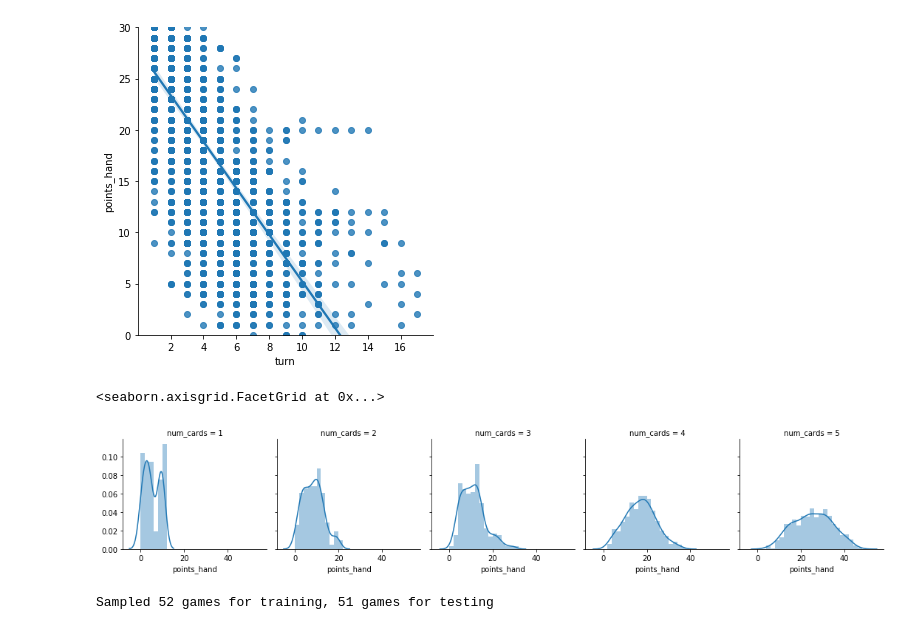
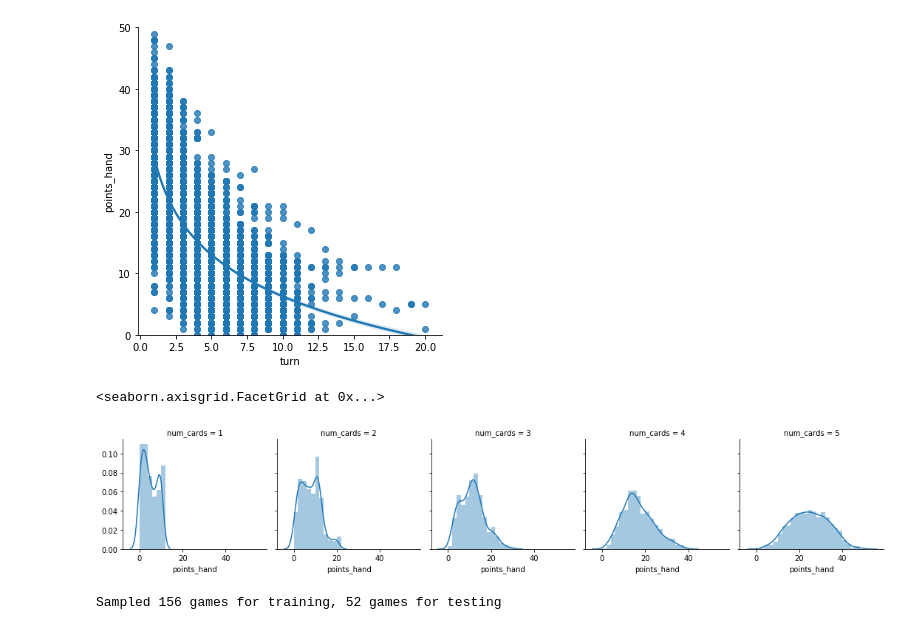
Before and after one commit to maxfriedrich/dsdm, a Jupyter notebook: 09_game_points_trends.ipynb, the cells around one changed output. Saved outputs shown, nothing was run; the diff lists cells and outputs as text; code cells hidden in the pictures.

```diff
--- a/09_game_points_trends.ipynb
+++ b/09_game_points_trends.ipynb
@@ -9,17 +9,21 @@ import seaborn as sns
 from tqdm.auto import tqdm
 # %%
 def strip_config(d):
-    return {k: v for k, v in d.items() if k != 'config'}
+    if not isinstance(d, dict):
+        return d
+    return {k: strip_config(v) for k, v in d.items() if k != 'config'}
 
 game_series_states = []
 
 line_re = '.* INFO  service.GamesService  (\{.*\})'
-with open(Path.cwd() / 'data' / 'application.log') as f:
+with open(Path.cwd() / 'data' / 'application-20200607.log') as f:
     for line in tqdm(f):
         game_series_state = re.match(line_re, line)
         if game_series_state is not None:
             state = json.loads(game_series_state.group(1))
             state = strip_config(state)
             game_series_states.append(state)
+game_series_states = [gss for gss in game_series_states
+                      if gss['currentGame'] is not None and not any(p.get('isAI', True) for p in gss['players'])]
 print(f'Found {len(game_series_states)} game state info logs')
 # %% [output]
@@ -92,25 +136,50 @@ assert('a' in test_index)
 assert(test_index['b'] == 1)
 assert(test_index.ind2item == {0: 'a', 1: 'b'})
 assert(test_index.item2ind == {'a': 0, 'b': 1})
+# %%
+def card_value(card_id):
+    if card_id[0] == 'J':
+        return 0
+    elif card_id[1] == 'A':
+        return 1
+    elif card_id[1] in ['J', 'Q', 'K']:
+        return 10
+    else:
+        return int(card_id[1:])
+
+assert(card_value("CA") == 1)
+assert(card_value("J2") == 0)
+assert(card_value("H10") == 10)
+assert(card_value("DK") == 10)
 # %%
 games_index = Index()
 players_index = Index()
+known_cards = collections.defaultdict(set)
 
 by_player = []
 for game, states in by_game.items():
+    game_id = games_index[game]
     for state in states:
         for player in state['players']:
             cards = player['cards']
             game_id = games_index[game]
             player_id = players_index[player['id']]
+            points = sum([card['endValue'] for card in cards])
+            known = state['knownCards'][player['id']]
+            fresh = state['freshDrawn'][player['id']]
             by_player.append({
                 'game': game_id,
                 'player': player_id,
+                'num_players': len(state['players']),
                 'turn': state['turn'],
                 'num_cards': len(cards),
-                'points_hand': sum([card['endValue'] for card in cards])
+                'known_cards': known,
+                'points_hand': points,
+                'points_per_card': points / len(cards) if points > 0 else 0,
+                'points_per_card_unknown': (points - sum(card_value(card) for card in known)) / (len(cards) - len(known)) if len(cards) - len(known) > 0 else 0,
+                'fresh_drawn': int(fresh)
             })
 print(f'Found {len(by_player)} game/player/version data points')
 by_player = pd.DataFrame(by_player).drop_duplicates(['game', 'player', 'turn'])
-by_player.head()
+by_player.head(10)
 # %% [output]
@@ -132,13 +206,13 @@ fig
 # %%
-ax = sns.lmplot(x='turn', y='points_hand', data=by_player)
-_ = ax.set(ylim=(0, 30))
+ax = sns.lmplot(x='turn', logx=True, y='points_hand', data=by_player)
+_ = ax.set(ylim=(0, 50))
 # %% [output]
-[figure, old version]
+[figure, new version]
 # %%
-g = sns.FacetGrid(by_player, col='num_cards')
+g = sns.FacetGrid(by_player[by_player['num_cards'] > 0], col='num_cards')
 g.map(sns.distplot, 'points_hand', bins=np.arange(0, 50, 2))
 # %% [output]
 <seaborn.axisgrid.FacetGrid at 0x...>
-[figure, old version]
+[figure, new version]
 # %%
 from sklearn.pipeline import Pipeline
@@ -150,11 +224,11 @@ def rmse(*args, **kwargs):
     return mean_squared_error(*args, **kwargs, squared=False)
 # %%
 games = pd.Series(by_player['game'].unique())
-train_games = set(games.sample(round(len(games) * 0.5), random_state=1234))
+train_games = set(games.sample(round(len(games) * 0.75), random_state=1234))
 test_games = set(games) - train_games
 print(f'Sampled {len(train_games)} games for training, {len(test_games)} games for testing')
 # %% [output]
-Sampled 52 games for training, 51 games for testing
+Sampled 156 games for training, 52 games for testing
 # %%
 features = by_player.copy()
 features['log_turn'] = np.log(features['turn'])
```
Also changed, not shown: parts of 15 cells of this notebook.
